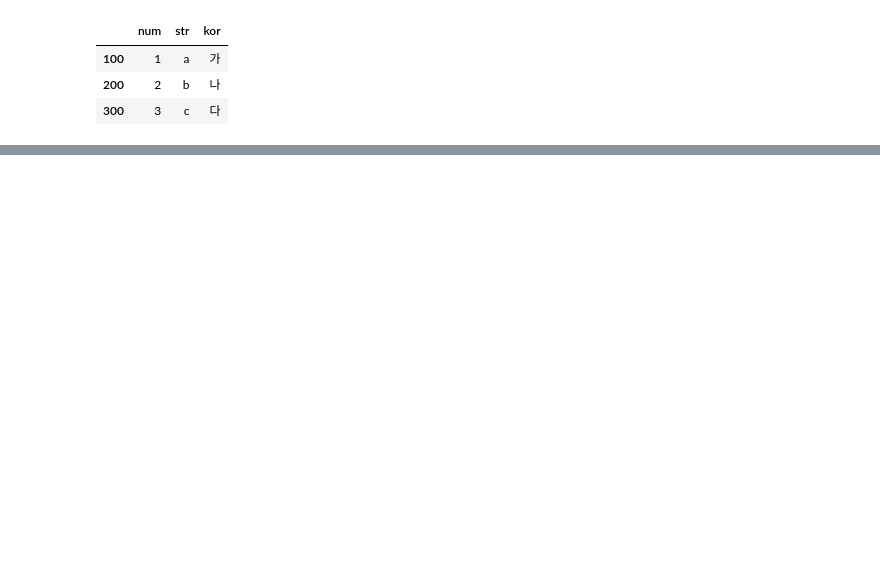
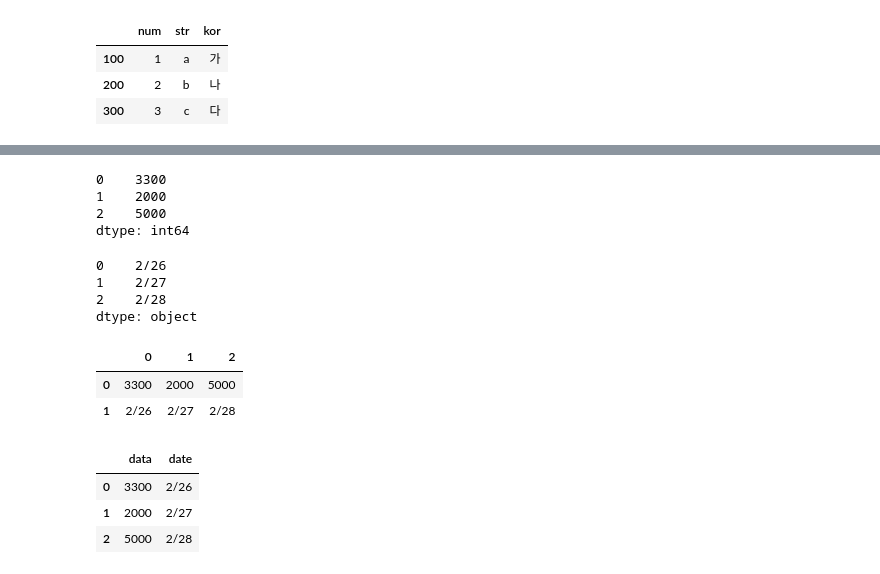
Before and after one commit to orin00/colab, a Jupyter notebook: DataFrame.ipynb, the cells around one changed output, grey strips where cells are left out. Drawn from its saved outputs; the diff is of its cells as text; code cells hidden in the pictures; blank space fills up the shorter version.

```diff
--- a/DataFrame.ipynb
+++ b/DataFrame.ipynb
@@ -34,0 +73,39 @@ df.rename(index={0:100, 1:200, 2:300}, columns={'숫자':'num', '문자':'str',
+# %%
+data = [3300, 2000, 5000]
+date = ['2/26', '2/27', '2/28']
+
+sr_data = pd.Series(data)
+sr_date = pd.Series(date)
+# %%
+sr_data
+# %% [output]
+0    3300
+1    2000
+2    5000
+dtype: int64
+# %%
+sr_date
+# %% [output]
+0    2/26
+1    2/27
+2    2/28
+dtype: object
+# %%
+df = pd.DataFrame([sr_data, sr_date])
+df
+# %% [output]
+|  | 0 | 1 | 2 |
+| 0 | 3300 | 2000 | 5000 |
+| 1 | 2/26 | 2/27 | 2/28 |
+# %%
+# 첫번째 리스트 안에 요소 : row(행), 각 요소 안에 요소 : column(열)
+# 이를 해결하는 방법
+# 딕셔너리로 만들면 된다.
+df = pd.DataFrame({'data': sr_data,
+                   'date': sr_date})
+df
+# %% [output]
+|  | data | date |
+| 0 | 3300 | 2/26 |
+| 1 | 2000 | 2/27 |
+| 2 | 5000 | 2/28 |
```
Also changed, not shown: parts of 6 cells of this notebook.
